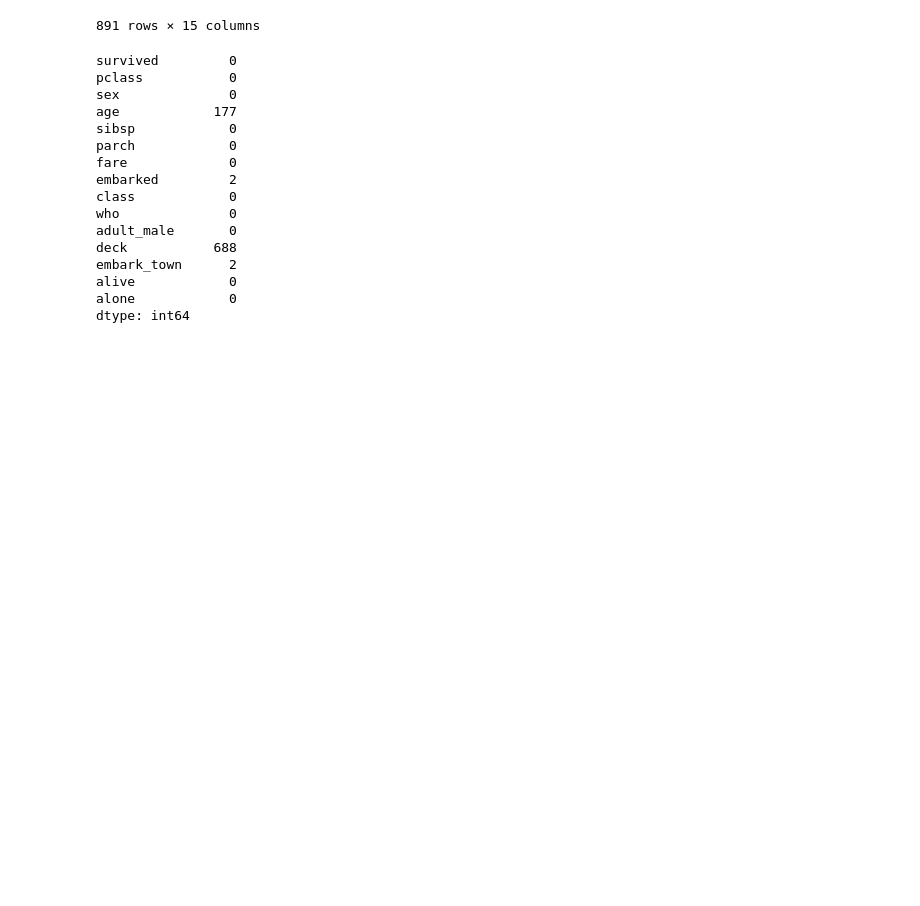
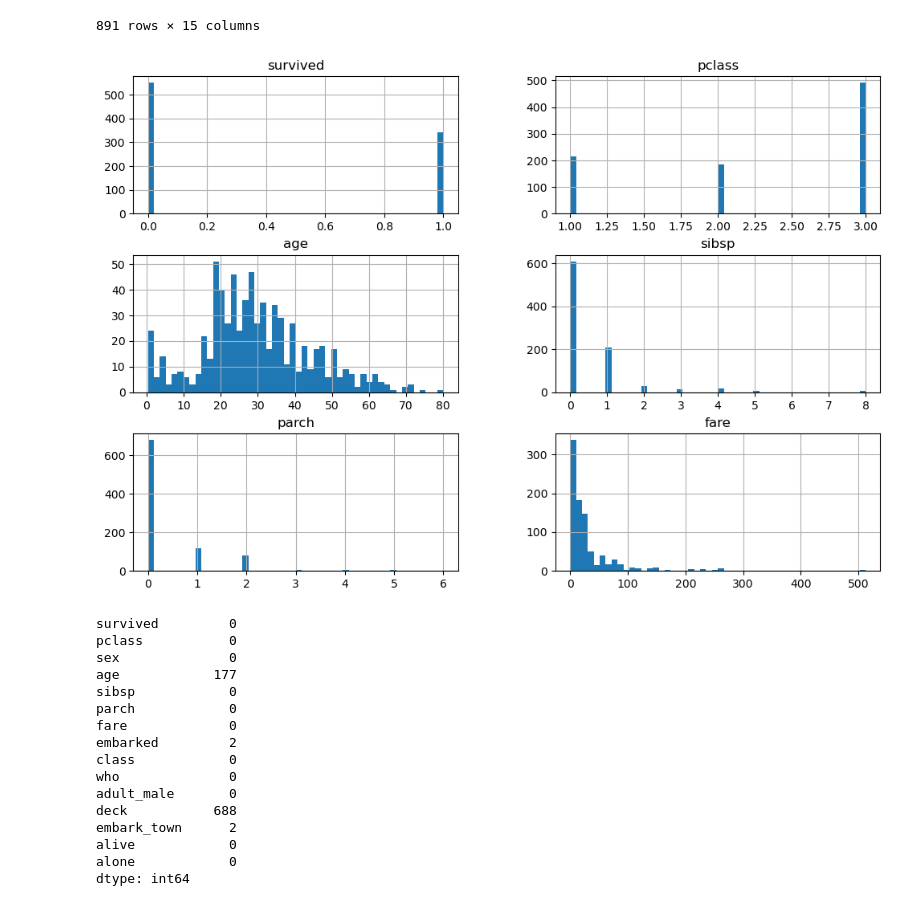
Before and after one commit to Amoako419/ML_, a Jupyter notebook: Titianic_DecisionTrees.ipynb, the cells around one changed output. Cells and saved outputs as stored; diff of their text form; code cells hidden in the pictures; blank space fills up the shorter version.

```diff
--- a/Titianic_DecisionTrees.ipynb
+++ b/Titianic_DecisionTrees.ipynb
@@ -21,6 +22,11 @@ data
 | 889 | 1 | 1 | male | 26.0 | 0 | 0 | 30.0000 | C | First | man | ... |
 | 890 | 0 | 3 | male | 32.0 | 0 | 0 | 7.7500 | Q | Third | man | ... |
 891 rows × 15 columns
+# %%
+data.hist(bins=50,figsize=(12,8))
+plt.show()
+# %% [output]
+[figure, added]
 # %%
 data.isnull().sum()
 # %% [output]
```
Also changed, not shown: parts of 2 cells of this notebook.
